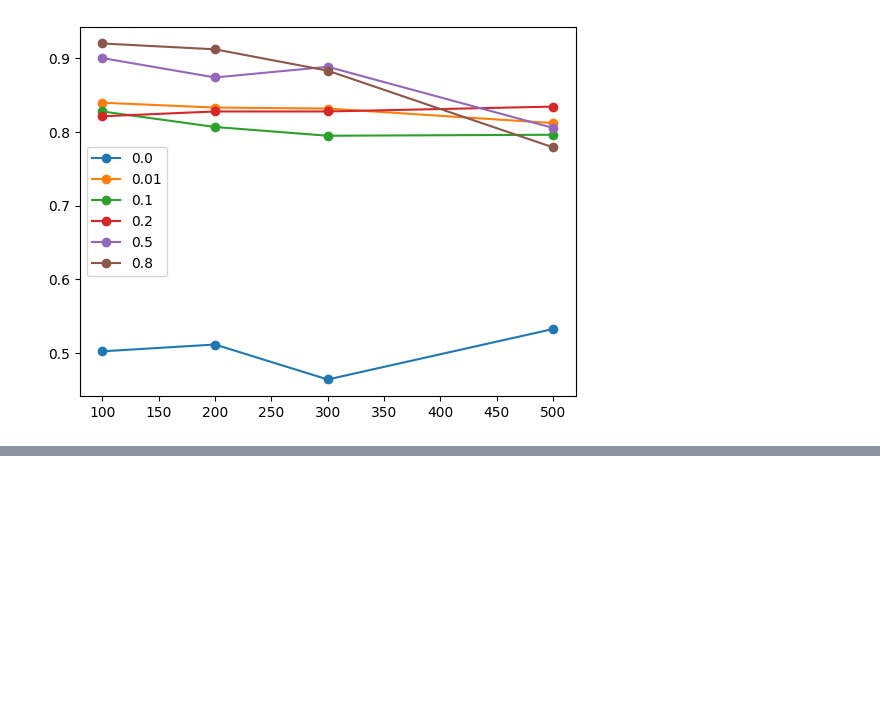
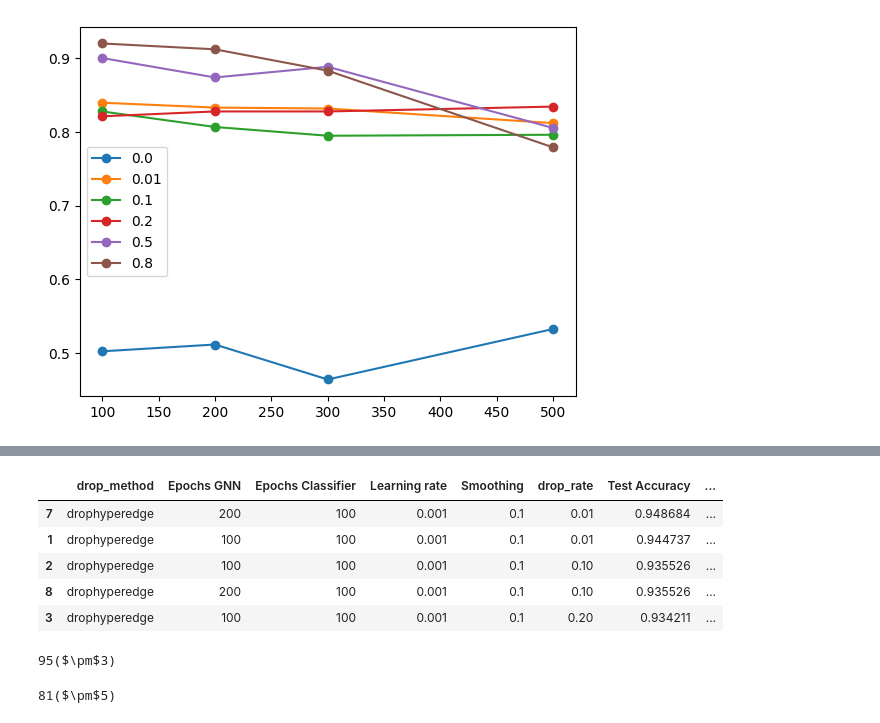
Before and after one commit to AymenRaouf/DropHyper, a Jupyter notebook: Dropout.ipynb, the cells around one changed output, grey strips where cells are left out. Cells and saved outputs as stored; diff of their text form; code cells hidden in the pictures; blank space fills up the shorter version.

```diff
--- a/Dropout.ipynb
+++ b/Dropout.ipynb
@@ -243,0 +245,23 @@ plt.show()
+# %%
+top_index = df_projected.sort_values(by = ['Test Accuracy'] ,ascending=False).index[0]
+df_projected.sort_values(by = ['Test Accuracy'] ,ascending=False).head()
+# %% [output]
+|  | drop_method | Epochs GNN | Epochs Classifier | Learning rate | Smoothing | drop_rate | Test Accuracy | ... |
+| 7 | drophyperedge | 200 | 100 | 0.001 | 0.1 | 0.01 | 0.948684 | ... |
+| 1 | drophyperedge | 100 | 100 | 0.001 | 0.1 | 0.01 | 0.944737 | ... |
+| 2 | drophyperedge | 100 | 100 | 0.001 | 0.1 | 0.10 | 0.935526 | ... |
+| 8 | drophyperedge | 200 | 100 | 0.001 | 0.1 | 0.10 | 0.935526 | ... |
+| 3 | drophyperedge | 100 | 100 | 0.001 | 0.1 | 0.20 | 0.934211 | ... |
+# %%
+mean_accuracy = int(round(df_results.iloc[top_index*5:(top_index+1)*5]['Test Accuracy'].values.mean(), 2) * 100)
+std = int(round(df_results.iloc[top_index*5:(top_index+1)*5]['Test Accuracy'].values.std(), 2) * 100)
+print(f'{mean_accuracy}($\pm${std})')
+# %% [output]
+95($\pm$3)
+# %%
+raw_index = df_projected[df_projected['drop_rate'] == 0.0].sort_values(by = ['Test Accuracy'] ,ascending=False).index[0]
+mean_accuracy = int(round(df_results.iloc[raw_index*5:(raw_index+1)*5]['Test Accuracy'].values.mean(), 2) * 100)
+std = int(round(df_results.iloc[raw_index*5:(raw_index+1)*5]['Test Accuracy'].values.std(), 2) * 100)
+print(f'{mean_accuracy}($\pm${std})')
+# %% [output]
+81($\pm$5)
```
Also changed, not shown: parts of 1 cell of this notebook, 6 other files.
